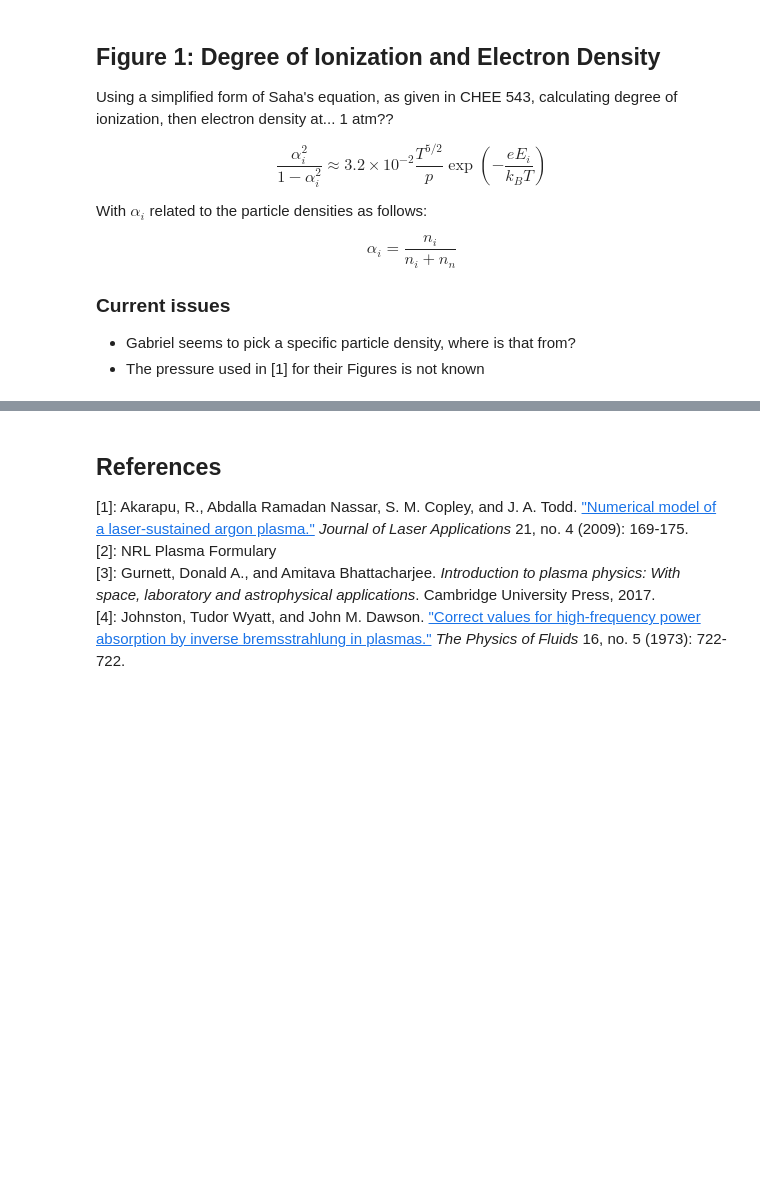
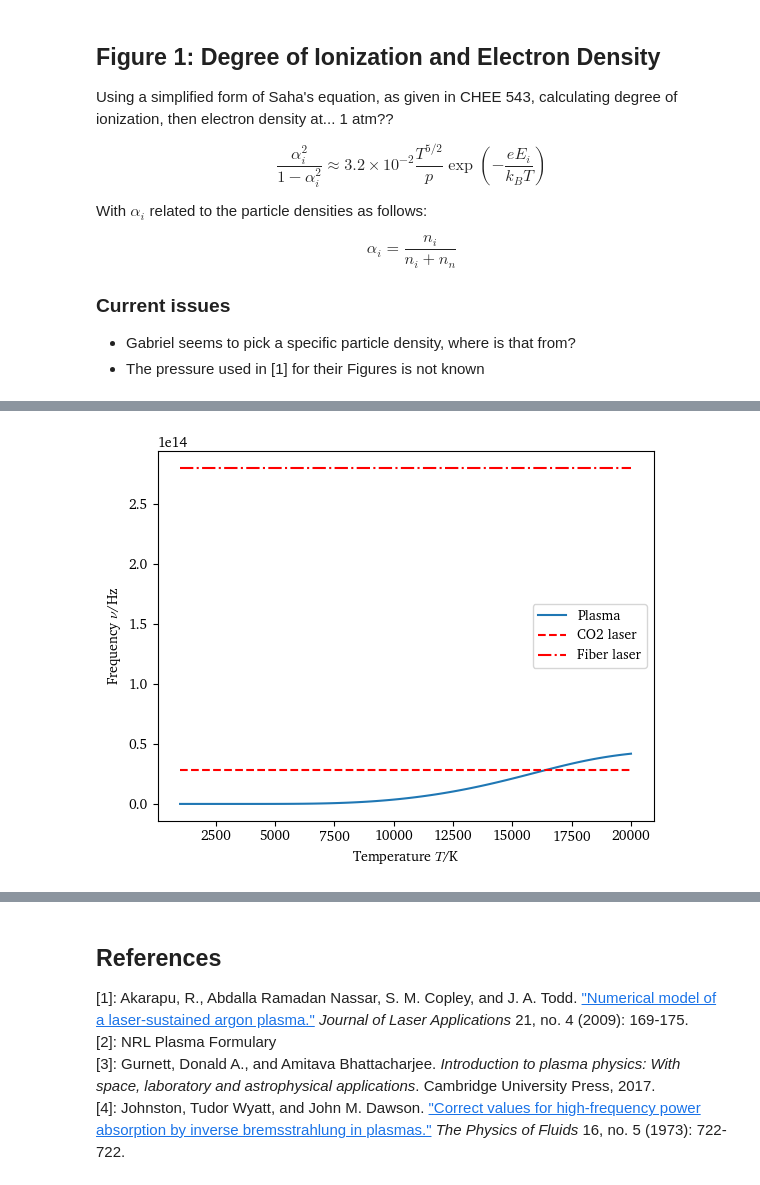
Before and after one commit to eeduplay/MScThesis, a Jupyter notebook: code/absorption.ipynb, the cells around one changed output, grey strips where cells are left out. Drawn from its saved outputs; the diff is of its cells as text; code cells hidden in the pictures; blank space fills up the shorter version.

```diff
--- a/code/absorption.ipynb
+++ b/code/absorption.ipynb
@@ -89,0 +97,19 @@ $$
+# %%
+laser_freq = CO2_freq
+laser_freq = Fiber_freq
+
+n_e_cm = n_e*100**-3  # Conversion from m^-3 to cm^-3
+Z = 1  # not 100% sure about this
+T_e = temperature/11604  # eV
+
+plasma_freq = lambda ne_cm: 8978.85*np.sqrt(ne_cm)
+plt.plot(temperature, plasma_freq(n_e_cm), label="Plasma")
+plt.plot(temperature, CO2_freq*np.ones(temperature.shape), '--r', label="CO2 laser")
+plt.plot(temperature, Fiber_freq*np.ones(temperature.shape), '-.r',
+         label="Fiber laser")
+plt.xlabel(r'Temperature $T$/K')
+plt.ylabel(r'Frequency $\nu$/Hz')
+plt.legend()
+plt.show()
+# %% [output]
+[figure, added]
```
Also changed, not shown: parts of 4 cells of this notebook.
